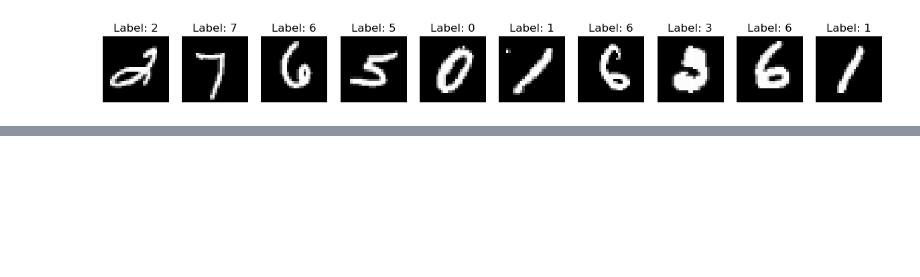
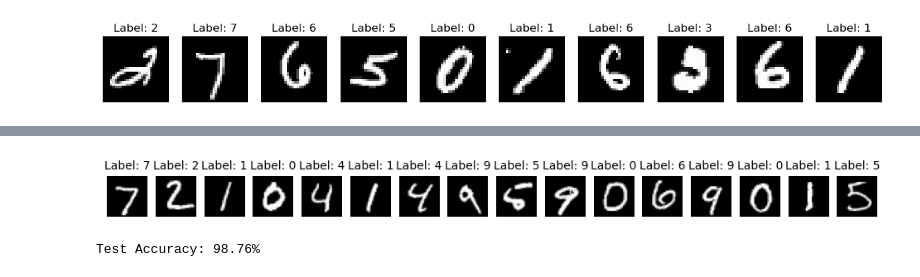
Before and after one commit to pablogaraulet/Machine_Learning_Project, a Jupyter notebook: main.ipynb, the cells around one changed output, grey strips where cells are left out. Saved outputs shown, nothing was run; the diff lists cells and outputs as text; code cells hidden in the pictures; blank space fills up the shorter version.

```diff
--- a/main.ipynb
+++ b/main.ipynb
@@ -83,0 +90,7 @@ val_loader = DataLoader(val_dataset, batch_size=64, shuffle=False)
+# %%
+device = torch.device("cuda" if torch.cuda.is_available() else "cpu")
+
+model = CNN(num_classes=10)  # change this to 47 for EMNIST testing
+model.load_state_dict(torch.load("cnn_mnist.pt", map_location=device)) #change to cnn_emnist.pt for EMNIST testing
+model.to(device)
+model.eval()
@@ -83,0 +116,43 @@ val_loader = DataLoader(val_dataset, batch_size=64, shuffle=False)
+# %%
+test_loader = get_cnn_loader(dataset_name="MNIST", batch_size=16, train=False) #change to EMNIST for testing
+# %%
+classes = [str(i) for i in range(10)]  # Change if using EMNIST (letters)
+
+def show_predictions(loader, model, num_batches=1):
+    for i, (images, labels) in enumerate(loader):
+        if i >= num_batches:
+            break
+        images, labels = images.to(device), labels.to(device)
+        outputs = model(images)
+        _, preds = torch.max(outputs, 1)
+
+        images = images.cpu().numpy()
+        preds = preds.cpu().numpy()
+        labels = labels.cpu().numpy()
+
+        plt.figure(figsize=(12, 3))
+        for j in range(len(images)):
+            plt.subplot(1, len(images), j+1)
+            plt.imshow(images[j][0], cmap="gray")
+            plt.title(f"Label: {classes[preds[j]]}", fontsize=10)
+            plt.axis("off")
+        plt.show()
+
+show_predictions(test_loader, model)
+# %% [output]
+[figure, added]
+# %%
+correct = 0
+total = 0
+
+with torch.no_grad():
+    for images, labels in test_loader:
+        images, labels = images.to(device), labels.to(device)
+        outputs = model(images)
+        _, predicted = torch.max(outputs.data, 1)
+        total += labels.size(0)
+        correct += (predicted == labels).sum().item()
+
+print(f"Test Accuracy: {100 * correct / total:.2f}%")
+# %% [output]
+Test Accuracy: 98.76%
```
Also changed, not shown: parts of 6 cells of this notebook.
